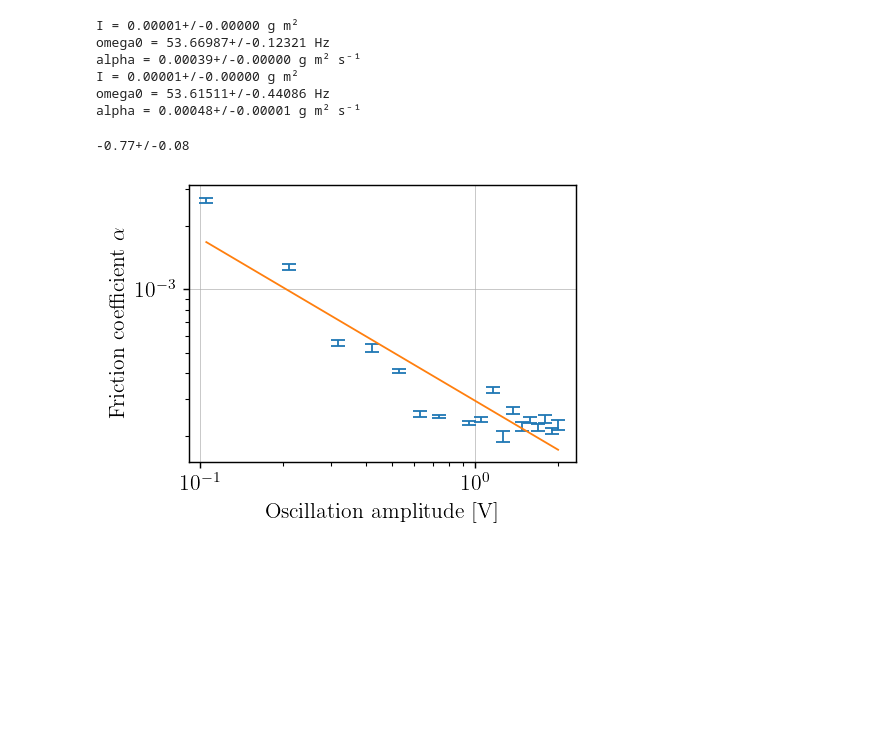
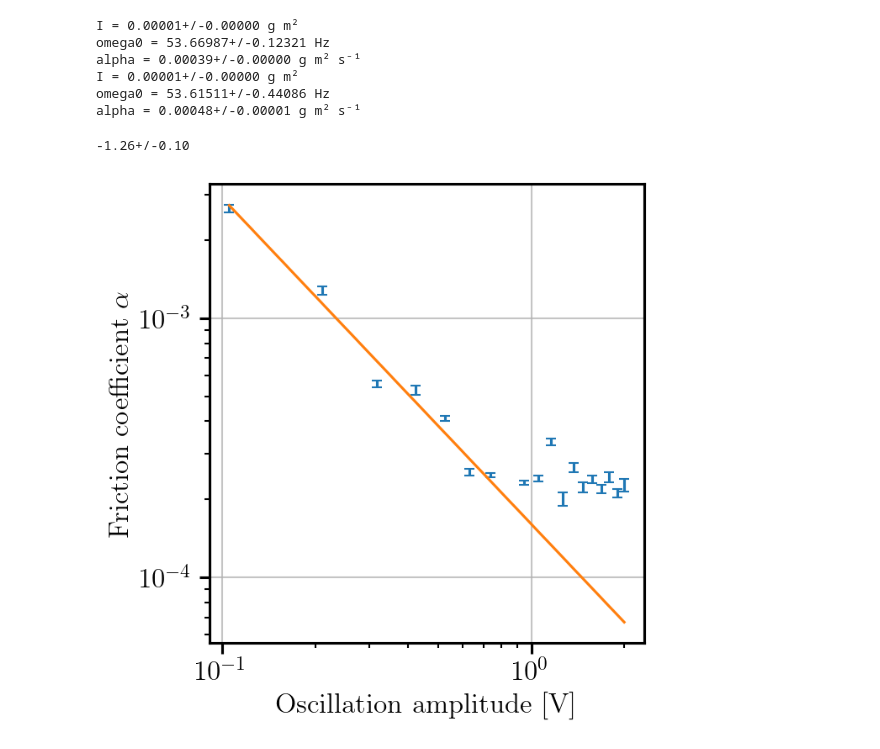
Before and after one commit to TomVdt/TPIII, a Jupyter notebook: 05-milieux-granulaires/analyse/exp3_glass_chi_im.ipynb, the cells around one changed output. Saved outputs shown, nothing was run; the diff lists cells and outputs as text; code cells hidden in the pictures; blank space fills up the shorter version.

Commit message:
Alphas avec slope

```diff
--- a/05-milieux-granulaires/analyse/exp3_glass_chi_im.ipynb
+++ b/05-milieux-granulaires/analyse/exp3_glass_chi_im.ipynb
@@ -129,18 +129,18 @@ I = 0.00001+/-0.00000 g m²
 omega0 = 53.61511+/-0.44086 Hz
 alpha = 0.00048+/-0.00001 g m² s⁻¹
 # %%
-slope, offset = do_fit_alpha(data, all_popt_err_pass2[:, 2], "../data/glass_alpha_im")
+slope, offset = do_fit_alpha(data, all_popt_err_pass2[:, 2], np.arange(-6,0), "../data/glass_alpha_im")
 
 # plt.text(0.4, 8e-3, fr"$\alpha \sim {slope:.1upL} \Gamma^{{-1}}$")
 print(slope)
 plt.yscale('log')
 plt.xscale('log')
 plt.xlabel(r'Oscillation amplitude [V]')
 plt.ylabel(r'Friction coefficient $\alpha$')
 
 plt.tight_layout()
 plt.savefig('../figures/glass_alpha_from_chi_im.png')
 plt.show()
 # %% [output]
--0.77+/-0.08
+-1.26+/-0.10
-[figure, old version]
+[figure, new version]
```
Also changed, not shown: parts of 2 cells of this notebook, 12 other files.
